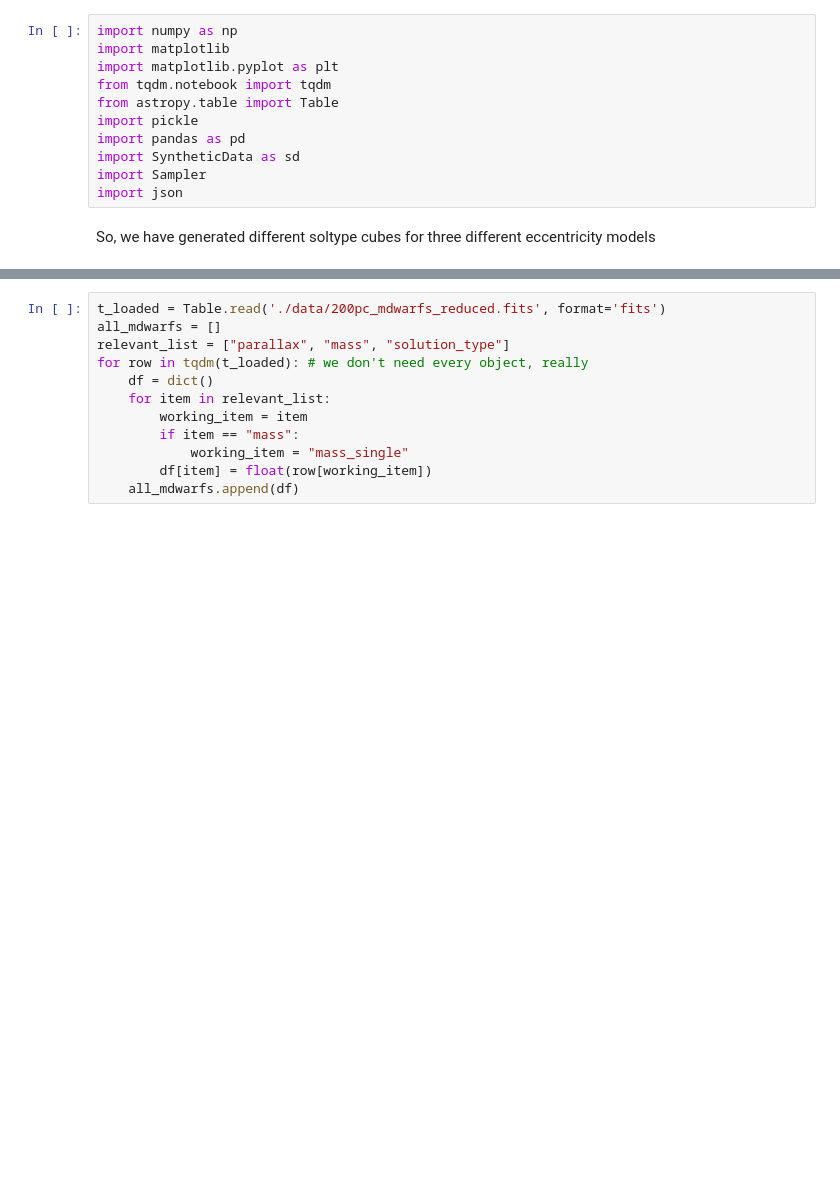
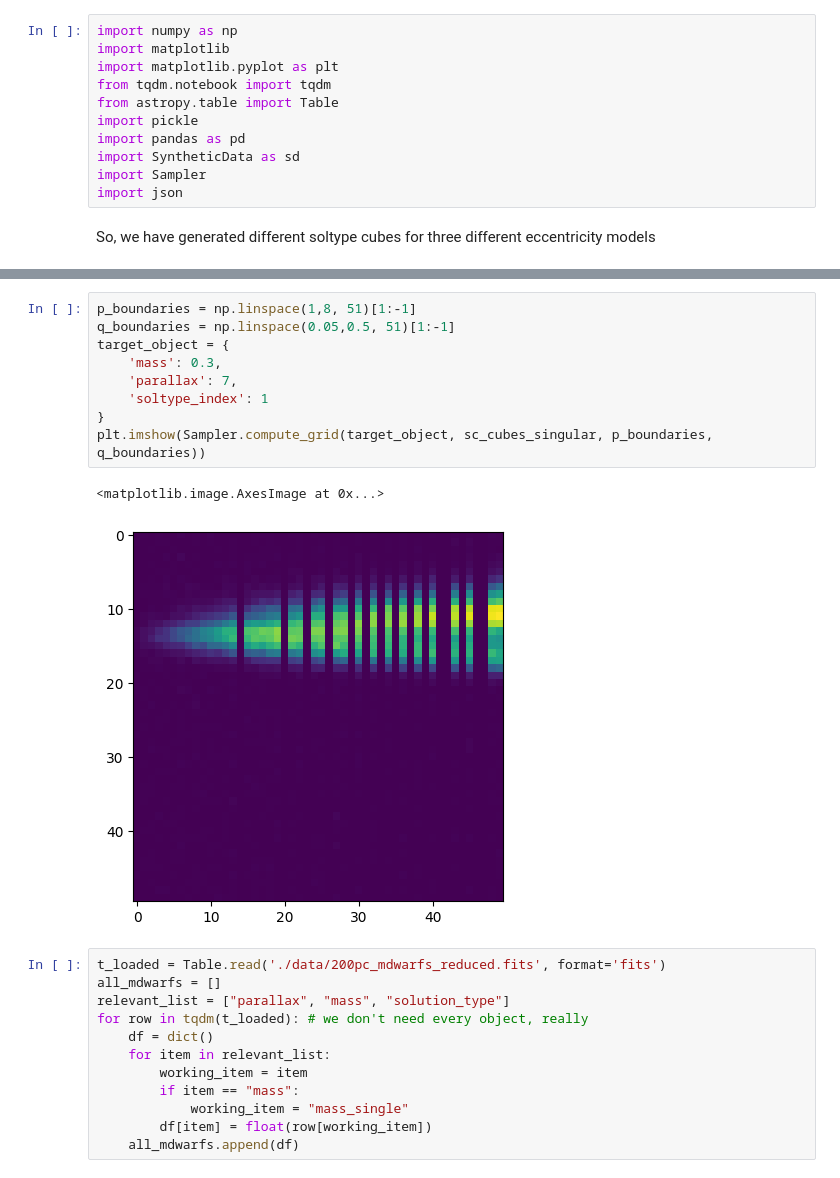
Before and after one commit to BenPennell/BrownDwarfProbabilities, a Jupyter notebook: MassBinarity.ipynb, the cells around one changed output, grey strips where cells are left out. Saved outputs shown, nothing was run; the diff lists cells and outputs as text; blank space fills up the shorter version.

```diff
--- a/MassBinarity.ipynb
+++ b/MassBinarity.ipynb
@@ -29,3 +45,15 @@ sc_cube_set = [sc_cubes_circular, sc_cubes_thermal, sc_cubes_turnover]
+# %%
+p_boundaries = np.linspace(1,8, 51)[1:-1]
+q_boundaries = np.linspace(0.05,0.5, 51)[1:-1]
+target_object = {
+    'mass': 0.3,
+    'parallax': 7,
+    'soltype_index': 1
+}
+plt.imshow(Sampler.compute_grid(target_object, sc_cubes_singular, p_boundaries, q_boundaries))
+# %% [output]
+<matplotlib.image.AxesImage at 0x...>
+[figure, added]
 # %%
 t_loaded = Table.read('./data/200pc_mdwarfs_reduced.fits', format='fits')
 all_mdwarfs = []
```
Also changed, not shown: parts of 47 cells of this notebook, 7 other files.
